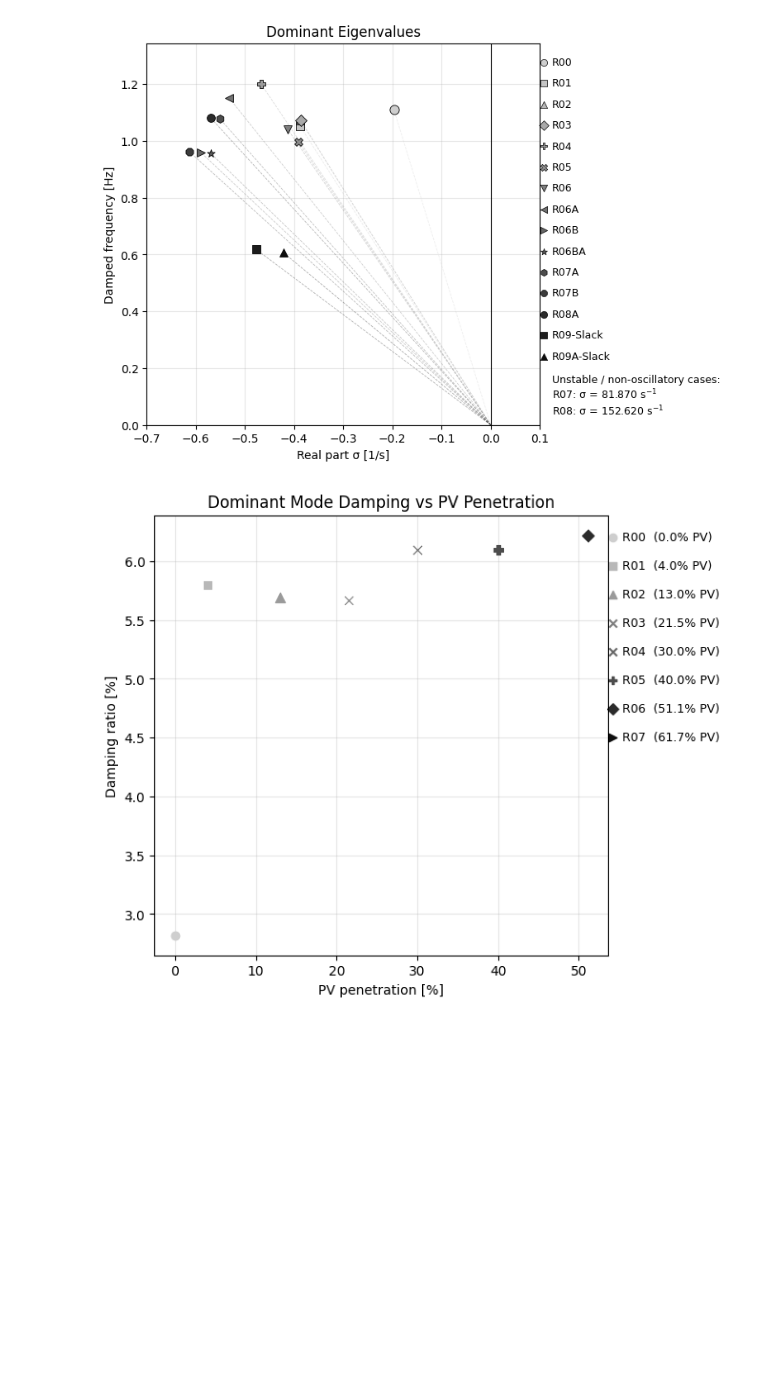
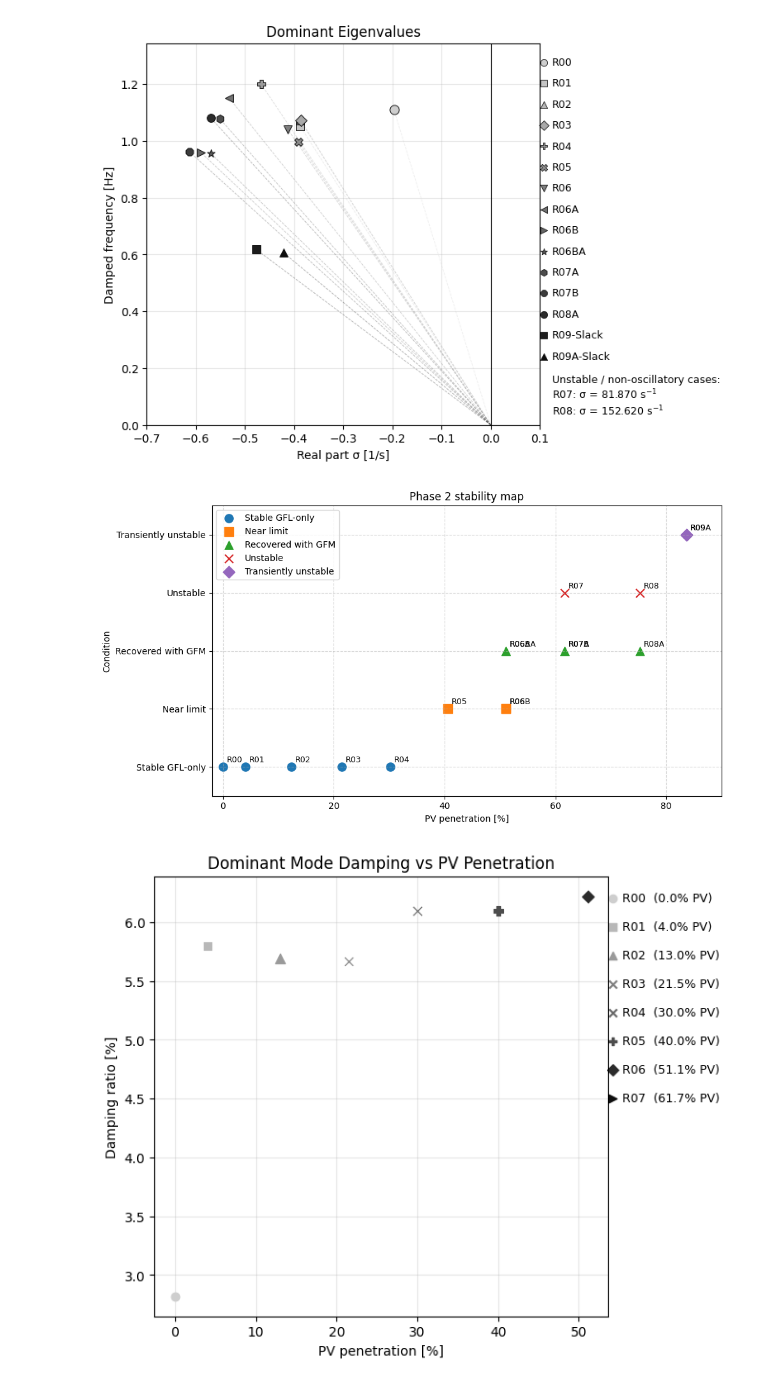
Before and after one commit to marioataveraleon/Thesis, a Jupyter notebook: Scripts/smallsignal.ipynb, the cells around one changed output. Cells and saved outputs as stored; diff of their text form; code cells hidden in the pictures; blank space fills up the shorter version.

Commit message:
Figures added to results, phase 2 ieee39 rms and small signal

```diff
--- a/Scripts/smallsignal.ipynb
+++ b/Scripts/smallsignal.ipynb
@@ -269,6 +269,70 @@ if unstable_notes:
 plt.show()
 # %% [output]
 [figure]
+# %%
+import matplotlib.pyplot as plt
+
+data = [
+    ("R00",  0.00,  "Stable GFL-only"),
+    ("R01",  4.05,  "Stable GFL-only"),
+    ("R02", 12.34,  "Stable GFL-only"),
+    ("R03", 21.46,  "Stable GFL-only"),
+    ("R04", 30.25,  "Stable GFL-only"),
+    ("R05", 40.54,  "Near limit"),
+    ("R06", 51.10,  "Near limit"),
+    ("R07", 61.71,  "Unstable"),
+    ("R06A", 51.10, "Recovered with GFM"),
+    ("R06B", 51.10, "Near limit"),
+    ("R06BA",51.10, "Recovered with GFM"),
+    ("R07A", 61.71, "Recovered with GFM"),
+    ("R07B", 61.71, "Recovered with GFM"),
+    ("R08", 75.23,  "Unstable"),
+    ("R08A",75.23,  "Recovered with GFM"),
+    ("R09", 83.71,  "Transiently unstable"),
+    ("R09A",83.71,  "Transiently unstable"),
+]
+
+y_map = {
+    "Stable GFL-only": 1,
+    "Near limit": 2,
+    "Recovered with GFM": 3,
+    "Unstable": 4,
+    "Transiently unstable": 5,
+}
+
+marker_map = {
+    "Stable GFL-only": "o",
+    "Near limit": "s",
+    "Recovered with GFM": "^",
+    "Unstable": "x",
+    "Transiently unstable": "D",
+}
+
+fig, ax = plt.subplots(figsize=(10, 5.5))
+
+for category in y_map:
+    xvals = [pv for case, pv, cat in data if cat == category]
+    yvals = [y_map[cat] for case, pv, cat in data if cat == category]
+    cases = [case for case, pv, cat in data if cat == category]
+
+    ax.scatter(xvals, yvals, s=90, marker=marker_map[category], label=category)
+
+    for x, y, case in zip(xvals, yvals, cases):
+        ax.annotate(case, (x, y), xytext=(4, 5), textcoords="offset points", fontsize=9)
+
+ax.set_xlabel("PV penetration [%]")
+ax.set_ylabel("Condition")
+ax.set_yticks(list(y_map.values()))
+ax.set_yticklabels(list(y_map.keys()))
+ax.set_xlim(-2, 90)
+ax.set_ylim(0.5, 5.5)
+ax.grid(True, linestyle="--", alpha=0.5)
+ax.set_title("Phase 2 stability map")
+ax.legend()
+plt.tight_layout()
+plt.show()
+# %% [output]
+[figure, added]
 # %%
 plt.figure(figsize=(8,6))
 
```
Also changed, not shown: 10 other files.
